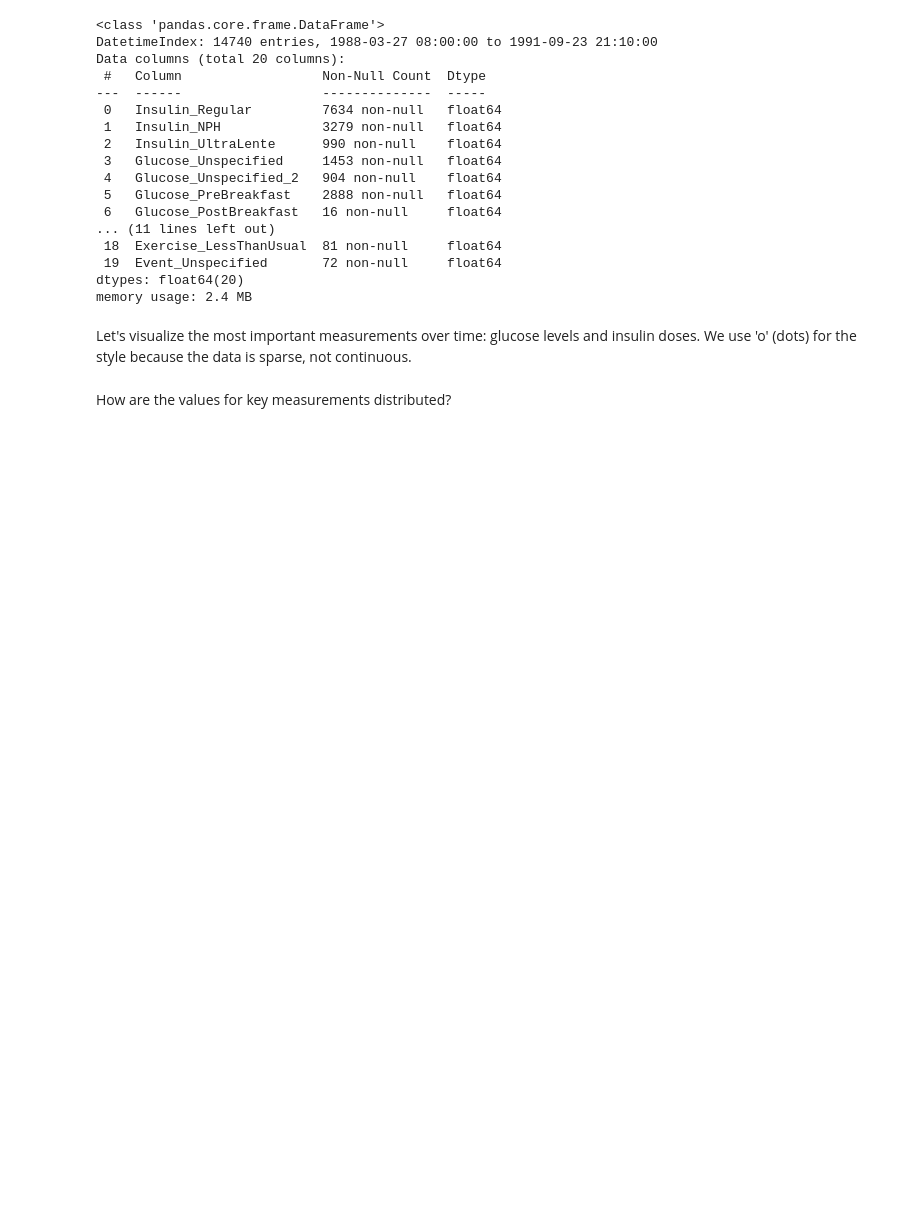
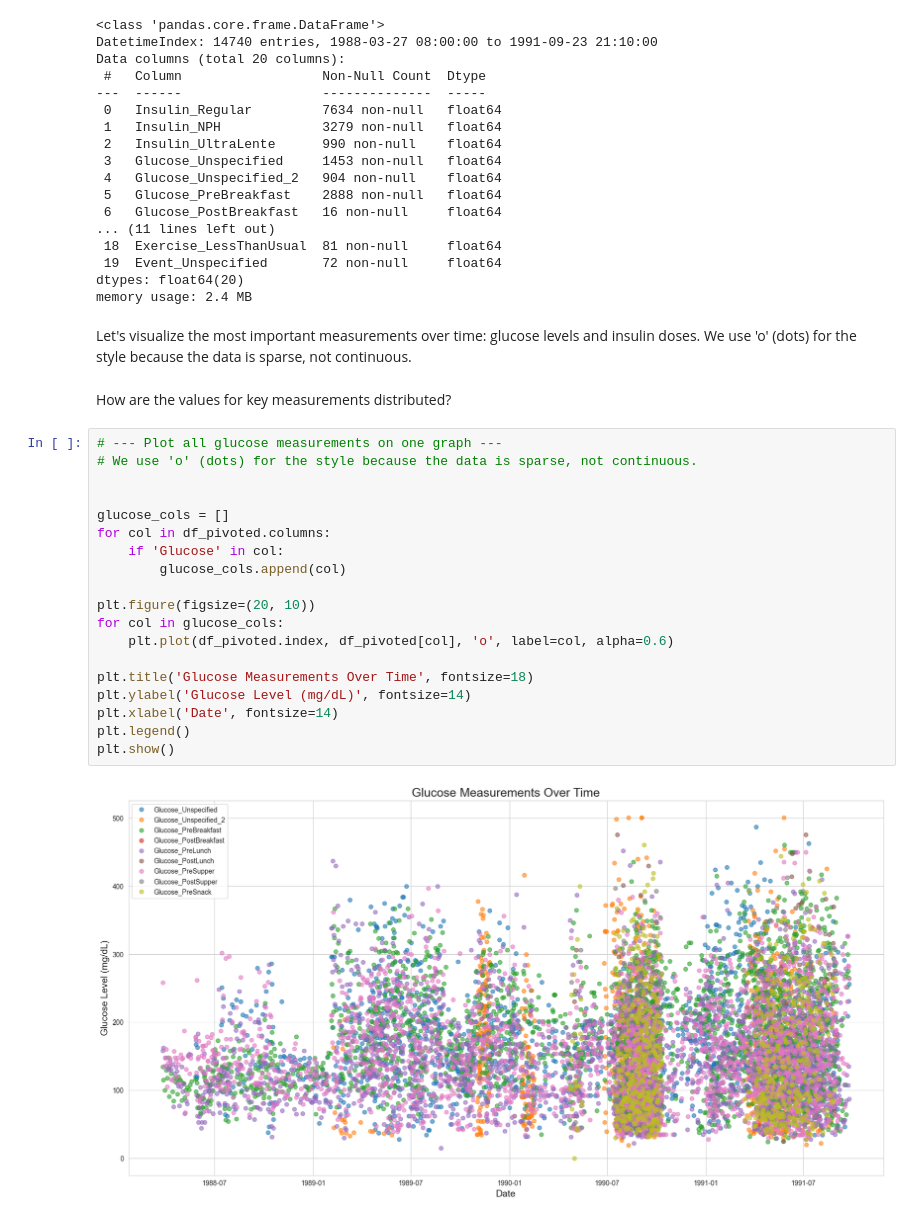
Before and after one commit to catarinafelixcr/time-series-forecast, a Jupyter notebook: notebooks/01-EDA.ipynb, the cells around one changed output. Drawn from its saved outputs; the diff is of its cells as text; blank space fills up the shorter version.

```diff
--- a/notebooks/01-EDA.ipynb
+++ b/notebooks/01-EDA.ipynb
@@ -301,3 +303,24 @@ memory usage: 2.4 MB
 Let's visualize the most important measurements over time: glucose levels and insulin doses. We use 'o' (dots) for the style because the data is sparse, not continuous.
 # %% [markdown]
 How are the values for key measurements distributed?
+# %%
+# --- Plot all glucose measurements on one graph ---
+# We use 'o' (dots) for the style because the data is sparse, not continuous.
+
+
+glucose_cols = []
+for col in df_pivoted.columns:
+    if 'Glucose' in col:
+        glucose_cols.append(col)
+
+plt.figure(figsize=(20, 10))
+for col in glucose_cols:
+    plt.plot(df_pivoted.index, df_pivoted[col], 'o', label=col, alpha=0.6)
+
+plt.title('Glucose Measurements Over Time', fontsize=18)
+plt.ylabel('Glucose Level (mg/dL)', fontsize=14)
+plt.xlabel('Date', fontsize=14)
+plt.legend()
+plt.show()
+# %% [output]
+[figure, added]
```
Also changed, not shown: parts of 7 cells of this notebook.
